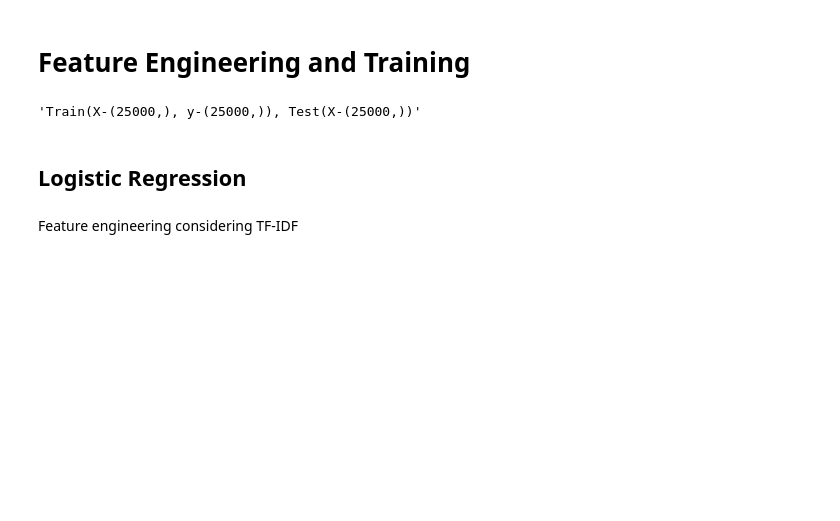
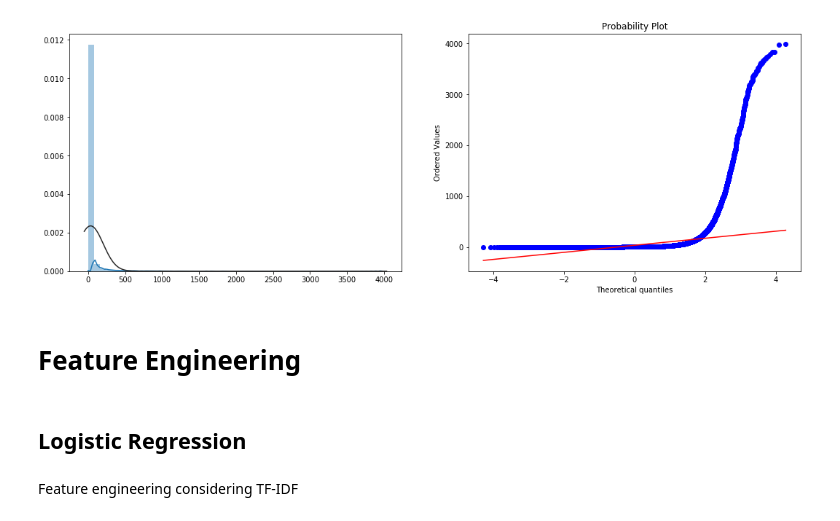
Before and after one commit to nminnie/ML-Project2, a Jupyter notebook: src/comp551_proj2.ipynb, the cells around one changed output. Drawn from its saved outputs; the diff is of its cells as text; code cells hidden in the pictures; blank space fills up the shorter version.

```diff
--- a/src/comp551_proj2.ipynb
+++ b/src/comp551_proj2.ipynb
@@ -26,17 +137,14 @@ from naive_bayes import BernoulliNaiveBayes
+# %%
+plt.figure(figsize=(18,6))  # follows a normal distribution?
+plt.subplot(1,2,1)
+
+sns.distplot(counts_filtered_top, fit=norm)
+plt.subplot(1,2,2)
+res = stats.probplot(counts_filtered_top, plot=plt)
+# %% [output]
+[figure, added]
 # %% [markdown]
-# Feature Engineering and Training
+# Feature Engineering
-# %%
-# read data
-train, test = load_data()
-full_text = list(train.iloc[:, 1].values) + list(test.iloc[:, 1].values)
-# raw training and test data
-X_train = train.iloc[:,1].values
-X_test = test.iloc[:,1].values
-y = train.iloc[:,2].values.astype(int)
-
-"Train(X-%s, y-%s), Test(X-%s)"%(X_train.shape, y.shape, X_test.shape)
-# %% [output]
-'Train(X-(25000,), y-(25000,)), Test(X-(25000,))'
 # %%
 score = 'f1'
 # %% [markdown]
```
Also changed, not shown: parts of 26 cells of this notebook, 3 other files.
